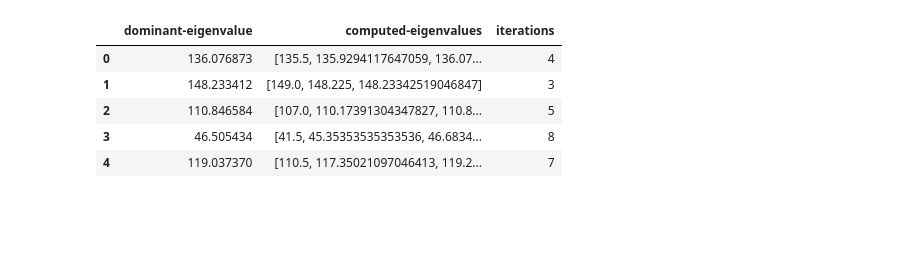
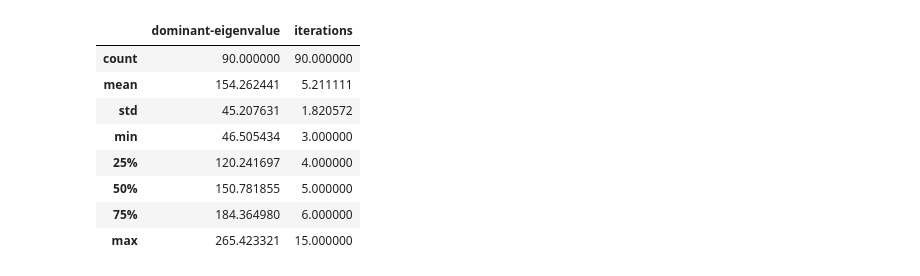
Before and after one commit to serize02/Eigen-Analyzer, a Jupyter notebook: data.ipynb, the cells around one changed output. Saved outputs shown, nothing was run; the diff lists cells and outputs as text; code cells hidden in the pictures; blank space fills up the shorter version.

```diff
--- a/data.ipynb
+++ b/data.ipynb
@@ -6,11 +5,14 @@ import pandas as pd
 # %%
 df = pd.read_csv('computed_results.csv')
 # %%
-df.head()
+df.describe()
 # %% [output]
-|  | dominant-eigenvalue | computed-eigenvalues | iterations |
-| 0 | 136.076873 | [135.5, 135.9294117647059, 136.07... | 4 |
-| 1 | 148.233412 | [149.0, 148.225, 148.23342519046847] | 3 |
-| 2 | 110.846584 | [107.0, 110.17391304347827, 110.8... | 5 |
-| 3 | 46.505434 | [41.5, 45.35353535353536, 46.6834... | 8 |
-| 4 | 119.037370 | [110.5, 117.35021097046413, 119.2... | 7 |
+|  | dominant-eigenvalue | iterations |
+| count | 90.000000 | 90.000000 |
+| mean | 154.262441 | 5.211111 |
+| std | 45.207631 | 1.820572 |
+| min | 46.505434 | 3.000000 |
+| 25% | 120.241697 | 4.000000 |
+| 50% | 150.781855 | 5.000000 |
+| 75% | 184.364980 | 6.000000 |
+| max | 265.423321 | 15.000000 |
```
Also changed, not shown: parts of 4 cells of this notebook, 1 other file.
